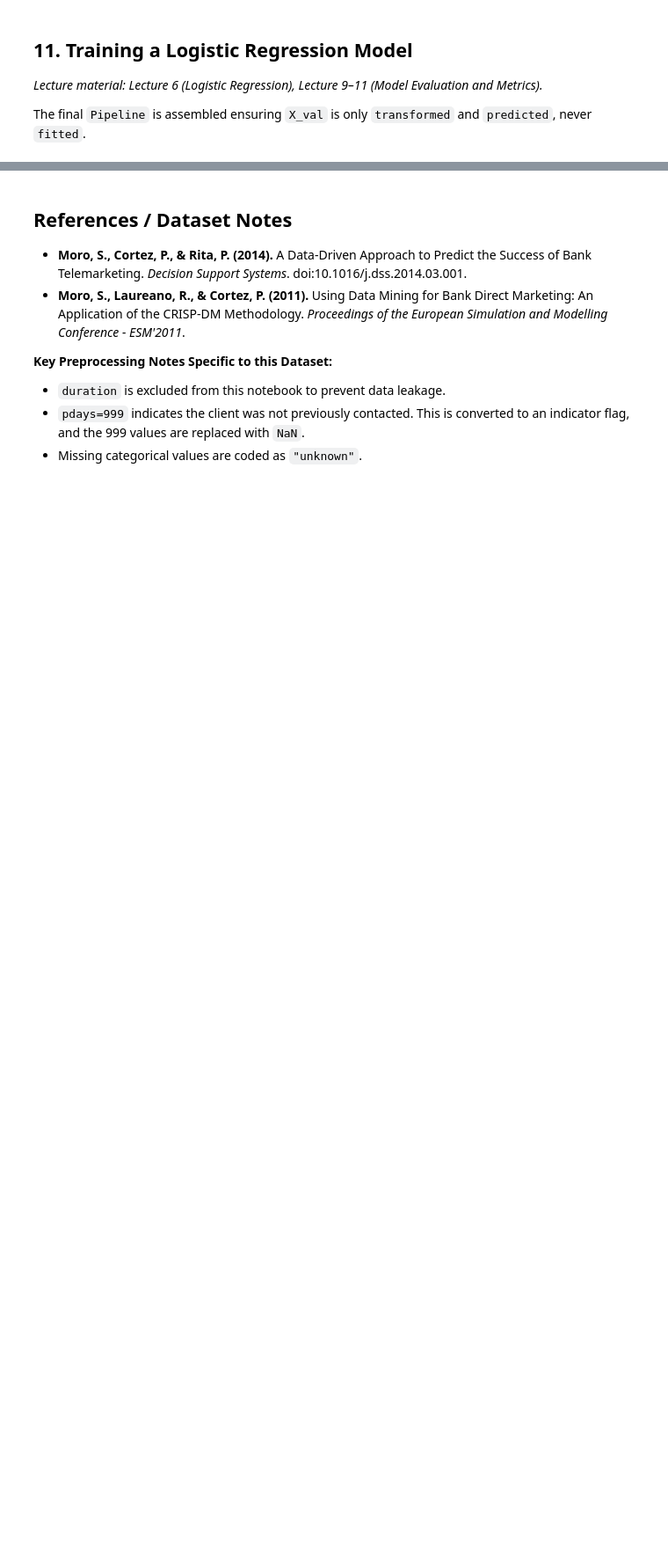
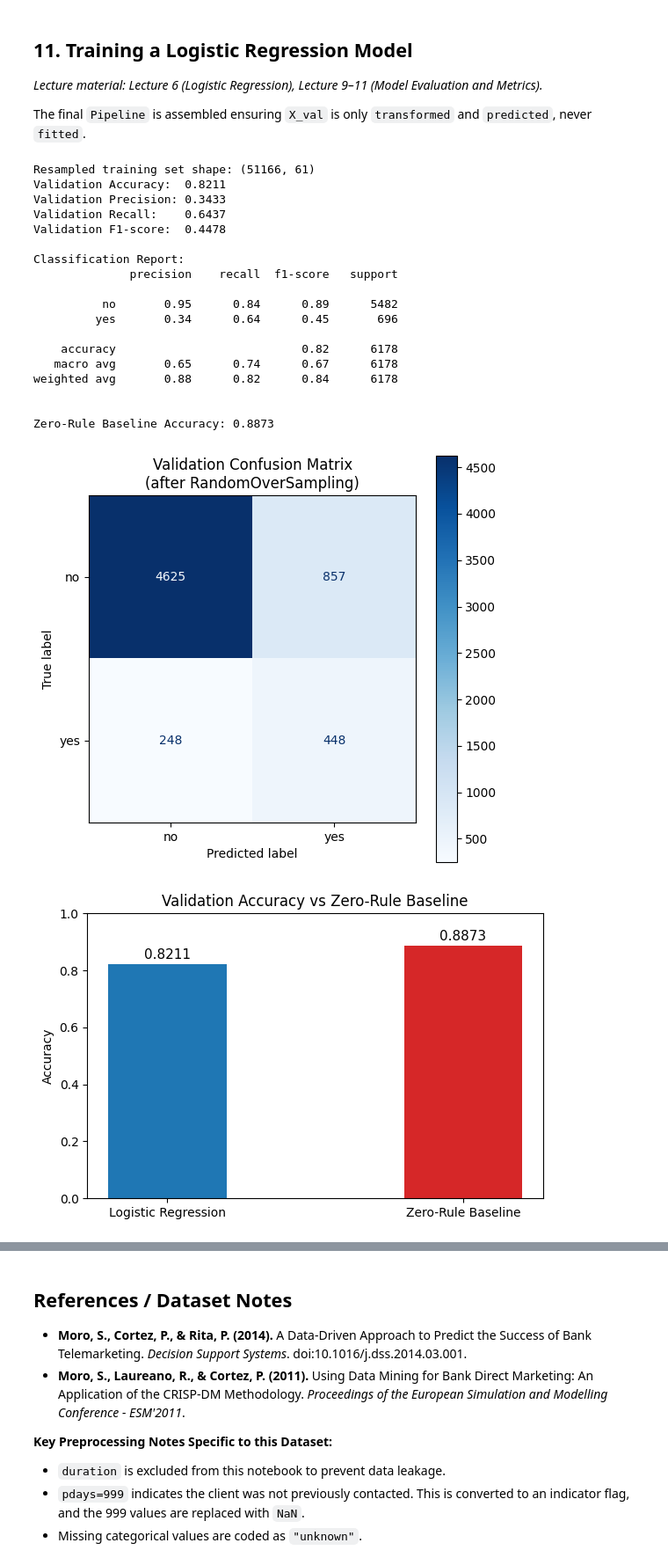
Before and after one commit to christophrrrrr/ML-fundamentals-2026, a Jupyter notebook: assignment_1_Christoph_Rintz.ipynb, the cells around one changed output, grey strips where cells are left out. Shown at 88% size. Drawn from its saved outputs; the diff is of its cells as text; code cells hidden in the pictures; blank space fills up the shorter version.

```diff
--- a/assignment_1_Christoph_Rintz.ipynb
+++ b/assignment_1_Christoph_Rintz.ipynb
@@ -511,54 +630,84 @@ print(f"\nMinority-to-majority ratio: {minority_ratio:.4f}")
 The final `Pipeline` is assembled ensuring `X_val` is only `transformed` and `predicted`, never `fitted`.
 # %%
 
-# Build final model pipeline
-model = Pipeline([
-    ('preprocessor', preprocessor),
-    ('clf', LogisticRegression(class_weight='balanced', max_iter=2000, random_state=42))
-])
+# 1) Fit and transform preprocessor on X_train
+X_train_transformed = preprocessor.fit_transform(X_train)
 
-# Train!
-model.fit(X_train, y_train)
+# 2) Resample
+ros = RandomOverSampler(random_state=42)
+X_train_resampled, y_train_resampled = ros.fit_resample(X_train_transformed, y_train)
+print(f"Resampled training set shape: {X_train_resampled.shape}")
+
+# 3) Fit classifier
+clf = LogisticRegression(max_iter=2000, random_state=42)
+clf.fit(X_train_resampled, y_train_resampled)
 
 # Evaluate on Validation
-y_val_pred = model.predict(X_val)
+X_val_transformed = preprocessor.transform(X_val)
+y_val_pred = clf.predict(X_val_transformed)
 
 acc = accuracy_score(y_val, y_val_pred)
 prec = precision_score(y_val, y_val_pred, pos_label='yes')
 rec = recall_score(y_val, y_val_pred, pos_label='yes')
+f1 = f1_score(y_val, y_val_pred, pos_label='yes')
 
 print(f"Validation Accuracy:  {acc:.4f}")
 print(f"Validation Precision: {prec:.4f}")
 print(f"Validation Recall:    {rec:.4f}")
+print(f"Validation F1-score:  {f1:.4f}")
+
+print("\nClassification Report:")
+print(classification_report(y_val, y_val_pred))
 
 # Zero Rule Baseline
 majority_class = y_train.mode()[0]
 y_base_pred = [majority_class] * len(y_val)
 acc_base = accuracy_score(y_val, y_base_pred)
 print(f"\nZero-Rule Baseline Accuracy: {acc_base:.4f}")
 
 fig, ax = plt.subplots(figsize=(6, 6))
 disp = ConfusionMatrixDisplay.from_predictions(
     y_val, y_val_pred,
-    labels=model.classes_,
+    labels=clf.classes_,
     cmap='Blues',
     ax=ax
 )
-plt.title('Validation Confusion Matrix\n(Realistic Pipeline)')
+plt.title('Validation Confusion Matrix\n(after RandomOverSampling)')
 plt.show()
 
 fig2, ax2 = plt.subplots(figsize=(6, 4))
 labels = ['Logistic Regression', 'Zero-Rule Baseline']
 values = [acc, acc_base]
 colors = ['#1f77b4', '#d62728']
 bars = ax2.bar(labels, values, color=colors, width=0.4)
 ax2.set_ylim(0, 1.0)
 ax2.set_ylabel('Accuracy')
 ax2.set_title('Validation Accuracy vs Zero-Rule Baseline')
 for bar, val in zip(bars, values):
     ax2.text(bar.get_x() + bar.get_width() / 2,
              bar.get_height() + 0.01,
              f'{val:.4f}', ha='center', va='bottom', fontsize=11)
 plt.tight_layout()
 plt.show()
+# %% [output]
+Resampled training set shape: (51166, 61)
+Validation Accuracy:  0.8211
+Validation Precision: 0.3433
+Validation Recall:    0.6437
+Validation F1-score:  0.4478
+
+Classification Report:
+              precision    recall  f1-score   support
+
+          no       0.95      0.84      0.89      5482
+         yes       0.34      0.64      0.45       696
+
+    accuracy                           0.82      6178
+   macro avg       0.65      0.74      0.67      6178
+weighted avg       0.88      0.82      0.84      6178
+
+
+Zero-Rule Baseline Accuracy: 0.8873
+[figure, added]
+[figure, added]
 # %% [markdown]
```
Also changed, not shown: parts of 15 cells of this notebook, 1 other file.
